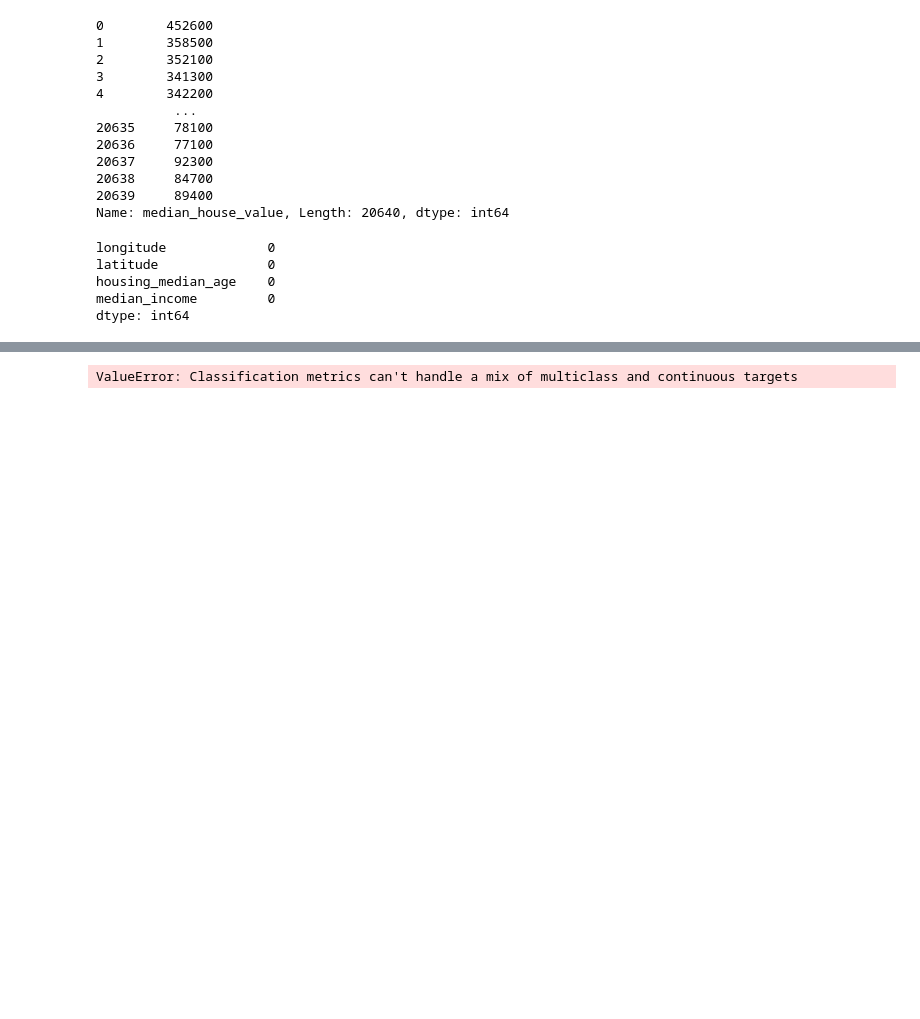
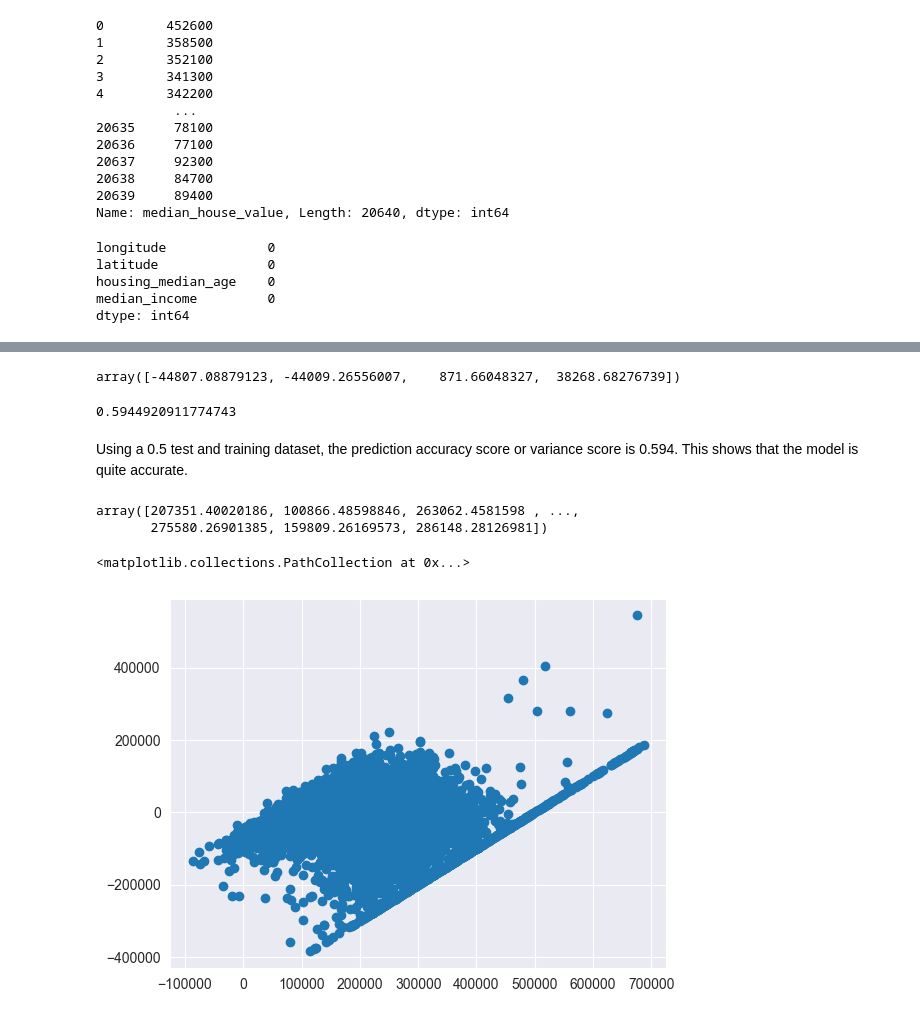
Before and after one commit to MbuviM/California_House_Prices, a Jupyter notebook: Housing.ipynb, the cells around one changed output, grey strips where cells are left out. Cells and saved outputs as stored; diff of their text form; code cells hidden in the pictures; blank space fills up the shorter version.

Commit message:
Jupyter Notebook that contains the data visualization and ML model

```diff
--- a/Housing.ipynb
+++ b/Housing.ipynb
@@ -422,2 +415,2 @@ TypeError: array() missing required argument 'object' (pos 0)
 # %%
-X_train, y_train, X_test, y_test = train_test_split(X, y, test_size=0.2, random_state=42)
+X_train, X_test, y_train, y_test = train_test_split(X, y, test_size=0.5, random_state=1)
@@ -453,4 +423,22 @@ Prediction.mean()
-# %%
-accuracy_score(y, Prediction)
-# %% [output]
-ValueError: Classification metrics can't handle a mix of multiclass and continuous targets
+# %%
+"""Regression Coefficients"""
+HouseModel.coef_
+# %% [output]
+array([-44807.08879123, -44009.26556007,    871.66048327,  38268.68276739])
+# %%
+"""Tests the prediction accuracy"""
+HouseModel.score(X_test, y_test)
+# %% [output]
+0.5944920911774743
+# %% [markdown]
+Using a 0.5 test and training dataset, the prediction accuracy score or variance score is 0.594. This shows that the model is quite accurate.
+# %%
+HouseModel.predict(X_test)
+# %% [output]
+array([207351.40020186, 100866.48598846, 263062.4581598 , ...,
+       275580.26901385, 159809.26169573, 286148.28126981])
+# %%
+plt.scatter(HouseModel.predict(X_test), HouseModel.predict(X_test) - y_test)
+# %% [output]
+<matplotlib.collections.PathCollection at 0x...>
+[figure, added]
```
Also changed, not shown: parts of 10 cells of this notebook.
